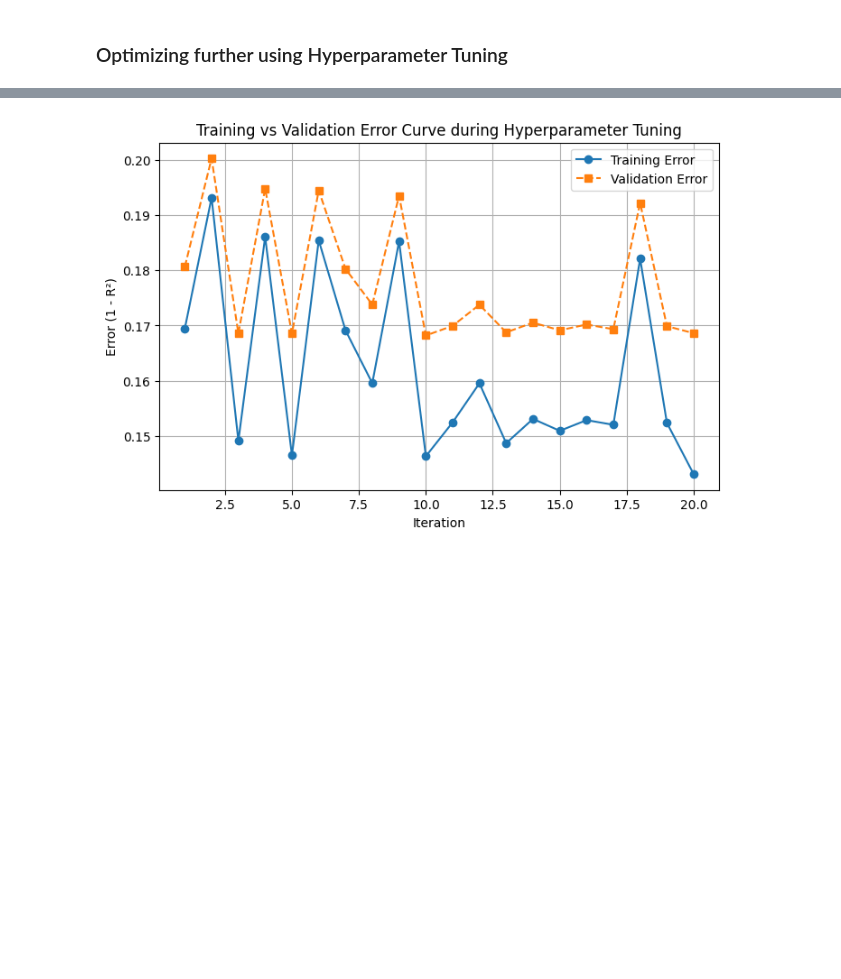
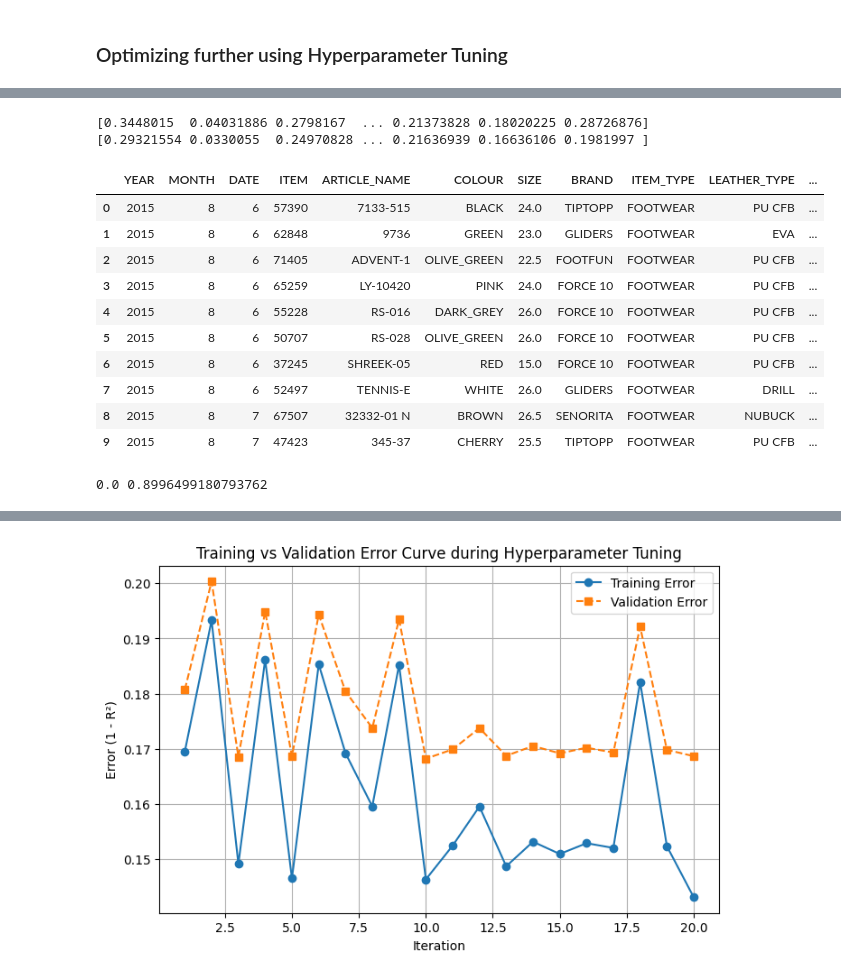
Before and after one commit to ac-26/shoe-store-demand-forecasting, a Jupyter notebook: main_script.ipynb, the cells around one changed output, grey strips where cells are left out. Saved outputs shown, nothing was run; the diff lists cells and outputs as text; code cells hidden in the pictures; blank space fills up the shorter version.

```diff
--- a/main_script.ipynb
+++ b/main_script.ipynb
@@ -817,3 +817,5 @@ data.loc[data['ITEM'] == 57390]
 | 0 | 2015 | 8 | 6 | 57390 | 7133-515 | BLACK | 24.0 | TIPTOPP | FOOTWEAR | PU CFB | ... |
 | 554 | 2015 | 10 | 6 | 57390 | 7133-515 | BLACK | 24.0 | TIPTOPP | FOOTWEAR | PU CFB | ... |
 | 1568 | 2015 | 12 | 5 | 57390 | 7133-515 | BLACK | 24.0 | TIPTOPP | FOOTWEAR | PU CFB | ... |
+# %%
+original_unscaled_data_copy = data.copy()
@@ -1383,0 +1387,20 @@ Accuracy: 83.80%
+# %%
+print(preds)
+print(actuals)
+# %% [output]
+[0.3448015  0.04031886 0.2798167  ... 0.21373828 0.18020225 0.28726876]
+[0.29321554 0.0330055  0.24970828 ... 0.21636939 0.16636106 0.1981997 ]
+# %%
+original_unscaled_data_copy.head(10)
+# %% [output]
+|  | YEAR | MONTH | DATE | ITEM | ARTICLE_NAME | COLOUR | SIZE | BRAND | ITEM_TYPE | LEATHER_TYPE | ... |
+| 0 | 2015 | 8 | 6 | 57390 | 7133-515 | BLACK | 24.0 | TIPTOPP | FOOTWEAR | PU CFB | ... |
+| 1 | 2015 | 8 | 6 | 62848 | 9736 | GREEN | 23.0 | GLIDERS | FOOTWEAR | EVA | ... |
+| 2 | 2015 | 8 | 6 | 71405 | ADVENT-1 | OLIVE_GREEN | 22.5 | FOOTFUN | FOOTWEAR | PU CFB | ... |
+| 3 | 2015 | 8 | 6 | 65259 | LY-10420 | PINK | 24.0 | FORCE 10 | FOOTWEAR | PU CFB | ... |
+| 4 | 2015 | 8 | 6 | 55228 | RS-016 | DARK_GREY | 26.0 | FORCE 10 | FOOTWEAR | PU CFB | ... |
+| 5 | 2015 | 8 | 6 | 50707 | RS-028 | OLIVE_GREEN | 26.0 | FORCE 10 | FOOTWEAR | PU CFB | ... |
+| 6 | 2015 | 8 | 6 | 37245 | SHREEK-05 | RED | 15.0 | FORCE 10 | FOOTWEAR | PU CFB | ... |
+| 7 | 2015 | 8 | 6 | 52497 | TENNIS-E | WHITE | 26.0 | GLIDERS | FOOTWEAR | DRILL | ... |
+| 8 | 2015 | 8 | 7 | 67507 | 32332-01 N | BROWN | 26.5 | SENORITA | FOOTWEAR | NUBUCK | ... |
+| 9 | 2015 | 8 | 7 | 47423 | 345-37 | CHERRY | 25.5 | TIPTOPP | FOOTWEAR | PU CFB | ... |
@@ -1383,0 +1415,4 @@ Accuracy: 83.80%
+# %%
+print(final_df['NET_VALUE'].min(), final_df['NET_VALUE'].max())
+# %% [output]
+0.0 0.8996499180793762
```
Also changed, not shown: parts of 26 cells of this notebook.
